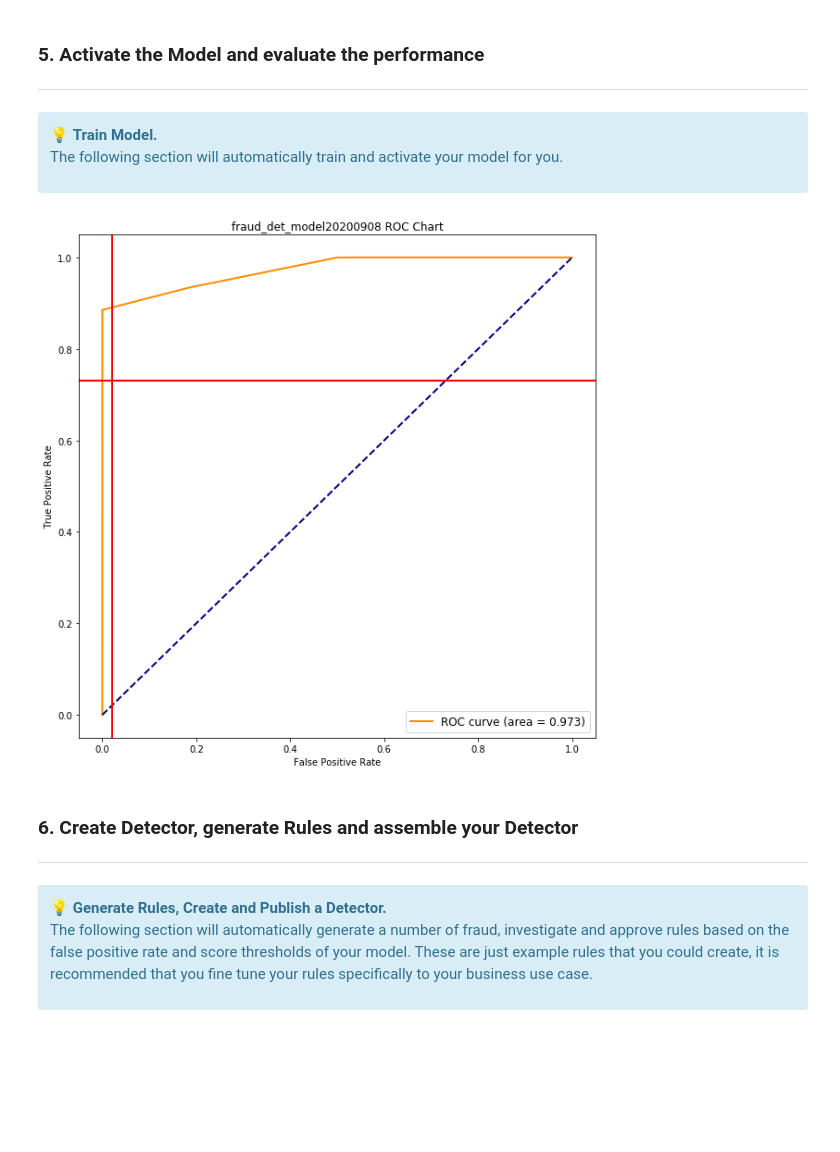
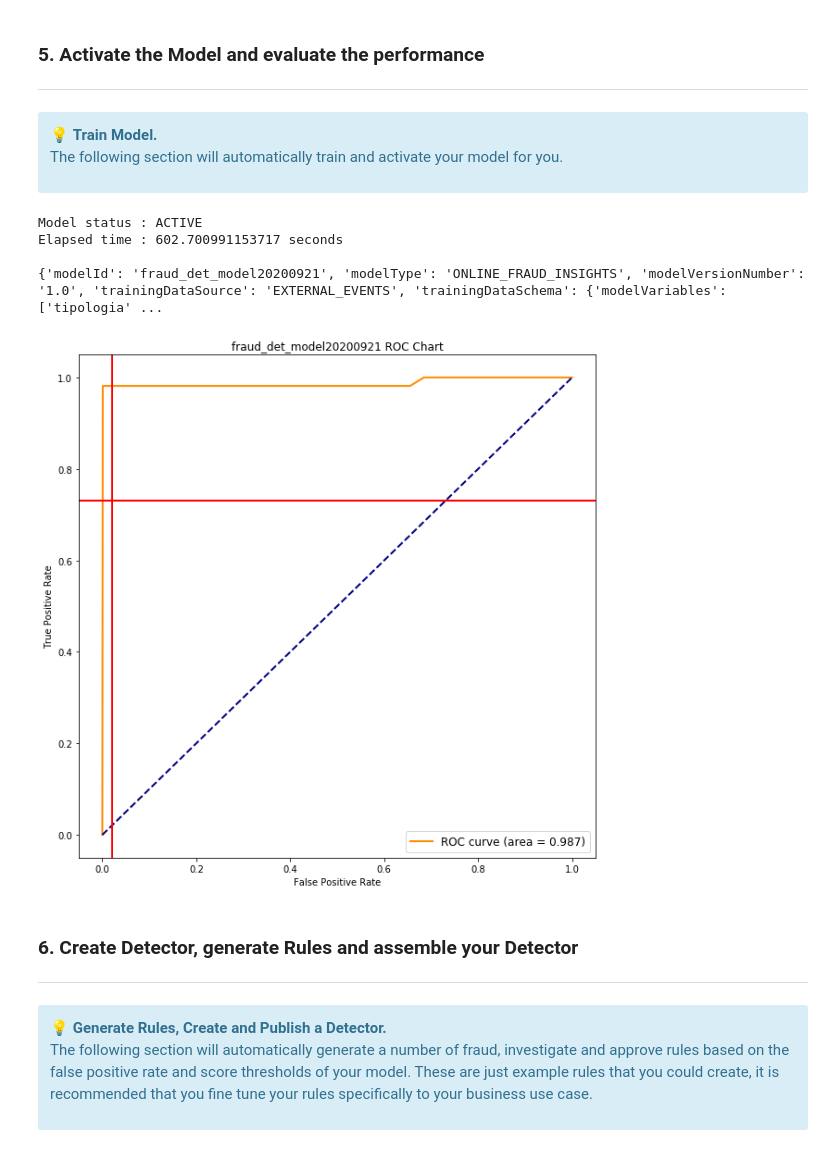
Before and after one commit to renbrave/fraud-detection-aws, a Jupyter notebook: notebooks/fraud_detection_poc.ipynb, the cells around one changed output. Saved outputs shown, nothing was run; the diff lists cells and outputs as text; code cells hidden in the pictures; blank space fills up the shorter version.

```diff
--- a/notebooks/fraud_detection_poc.ipynb
+++ b/notebooks/fraud_detection_poc.ipynb
@@ -686,7 +742,7 @@ The following section will automatically train and activate your model for you.
 response = afd_resource.update_model_version_status (
     modelId = MODEL_NAME,
     modelType = 'ONLINE_FRAUD_INSIGHTS',
-    modelVersionNumber = '2.0',
+    modelVersionNumber = '1.0',
     status = 'ACTIVE'
 )
 print("-- activating model --")
@@ -697,7 +753,7 @@ print("--- waiting until model status is active ")
 stime = time.time()
 while True:
     clear_output(wait=True)
-    response = afd_resource.get_model_version(modelId=MODEL_NAME, modelType = "ONLINE_FRAUD_INSIGHTS", modelVersionNumber = '2.0')
+    response = afd_resource.get_model_version(modelId=MODEL_NAME, modelType = "ONLINE_FRAUD_INSIGHTS", modelVersionNumber = '1.0')
     if response['status'] != 'ACTIVE':
         print(f"current progress: {(time.time() - stime)/60:{3}.{3}} minutes")
         time.sleep(60)  # sleep for 1 minute
@@ -708,37 +764,42 @@ while True:
 etime = time.time()
 print("Elapsed time : %s" % (etime - stime) + " seconds \n"  )
 print(response)
+# %% [output]
+Model status : ACTIVE
+Elapsed time : 602.700991153717 seconds
+
+{'modelId': 'fraud_det_model20200921', 'modelType': 'ONLINE_FRAUD_INSIGHTS', 'modelVersionNumber': '1.0', 'trainingDataSource': 'EXTERNAL_EVENTS', 'trainingDataSchema': {'modelVariables': ['tipologia' ...
 # %%
 # -- model performance summary --
 auc = afd_resource.describe_model_versions(
     modelId= MODEL_NAME,
-    modelVersionNumber='2.0',
+    modelVersionNumber='1.0',
     modelType='ONLINE_FRAUD_INSIGHTS',
     maxResults=10
 )['modelVersionDetails'][0]['trainingResult']['trainingMetrics']['auc']
 
 
 df_model = pd.DataFrame(afd_resource.describe_model_versions(
     modelId= MODEL_NAME,
-    modelVersionNumber='2.0',
+    modelVersionNumber='1.0',
     modelType='ONLINE_FRAUD_INSIGHTS',
     maxResults=10
 )['modelVersionDetails'][0]['trainingResult']['trainingMetrics']['metricDataPoints'])
 
 
 plt.figure(figsize=(10,10))
 plt.plot(df_model["fpr"], df_model["tpr"], color='darkorange',
          lw=2, label='ROC curve (area = %0.3f)' % auc)
 plt.plot([0, 1], [0, 1], color='navy', lw=2, linestyle='--')
 plt.xlabel('False Positive Rate')
 plt.ylabel('True Positive Rate')
 plt.title( MODEL_NAME + ' ROC Chart')
 plt.legend(loc="lower right",fontsize=12)
 plt.axvline(x = 0.02 ,linewidth=2, color='r')
 plt.axhline(y = 0.73 ,linewidth=2, color='r')
 plt.show()
 # %% [output]
-[figure, old version]
+[figure, new version]
 # %% [markdown]
 ### 6. Create Detector, generate Rules and assemble your Detector
 
```
Also changed, not shown: parts of 31 cells of this notebook, 2 other files.
